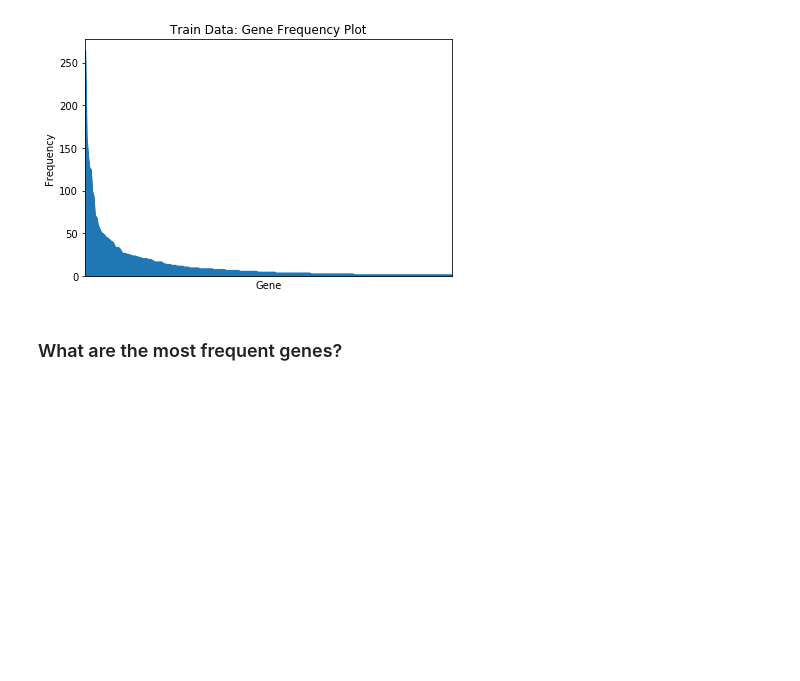
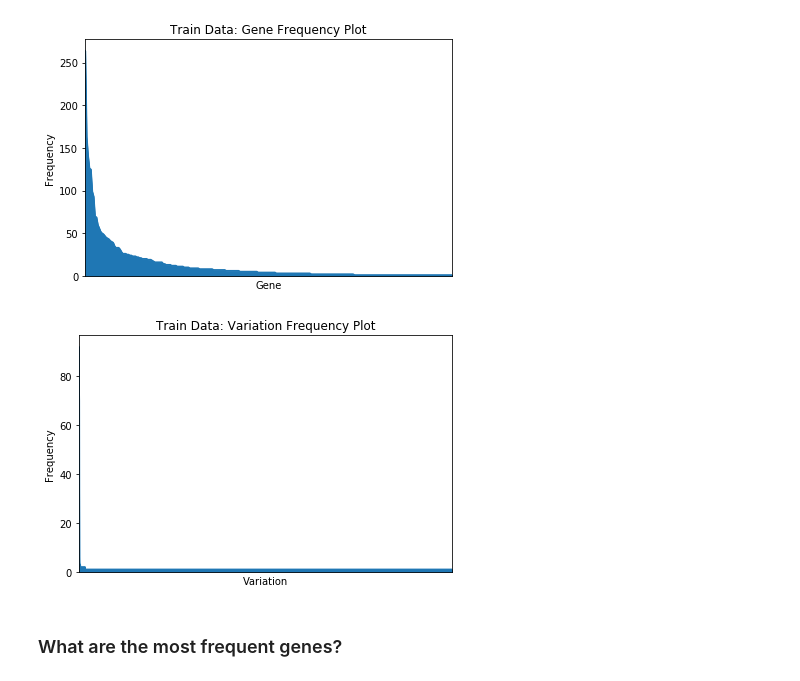
Before and after one commit to dujm/Health_PrecisionMedicine, a Jupyter notebook: notebooks/01EDA.ipynb, the cells around one changed output. Cells and saved outputs as stored; diff of their text form; code cells hidden in the pictures; blank space fills up the shorter version.

```diff
--- a/notebooks/01EDA.ipynb
+++ b/notebooks/01EDA.ipynb
@@ -186,5 +188,9 @@ dm(df)
 frequency_plot(df,'Gene',plot_dir)
 # %% [output]
 [figure]
+# %%
+frequency_plot(df,'Variation',plot_dir)
+# %% [output]
+[figure, added]
 # %% [markdown]
 ### What are the most frequent genes?
```
Also changed, not shown: parts of 15 cells of this notebook.
